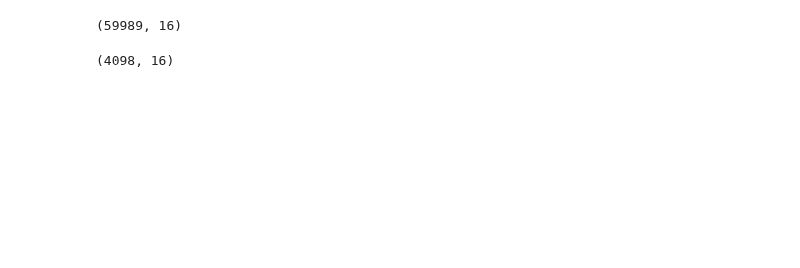
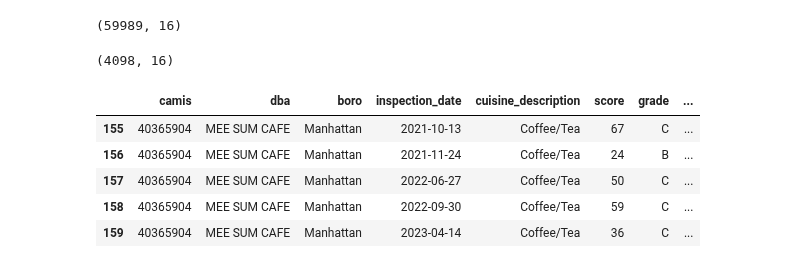
Before and after one commit to Somerville-2023/New-York-health-Inspection-Prediction, a Jupyter notebook: john-folder/project/explore_reviews.ipynb, the cells around one changed output. Saved outputs shown, nothing was run; the diff lists cells and outputs as text; code cells hidden in the pictures; blank space fills up the shorter version.

```diff
--- a/john-folder/project/explore_reviews.ipynb
+++ b/john-folder/project/explore_reviews.ipynb
@@ -21,0 +24,9 @@ ny.shape
+# %%
+ny.head()
+# %% [output]
+|  | camis | dba | boro | inspection_date | cuisine_description | score | grade | ... |
+| 155 | 40365904 | MEE SUM CAFE | Manhattan | 2021-10-13 | Coffee/Tea | 67 | C | ... |
+| 156 | 40365904 | MEE SUM CAFE | Manhattan | 2021-11-24 | Coffee/Tea | 24 | B | ... |
+| 157 | 40365904 | MEE SUM CAFE | Manhattan | 2022-06-27 | Coffee/Tea | 50 | C | ... |
+| 158 | 40365904 | MEE SUM CAFE | Manhattan | 2022-09-30 | Coffee/Tea | 59 | C | ... |
+| 159 | 40365904 | MEE SUM CAFE | Manhattan | 2023-04-14 | Coffee/Tea | 36 | C | ... |
```
Also changed, not shown: parts of 10 cells of this notebook.
